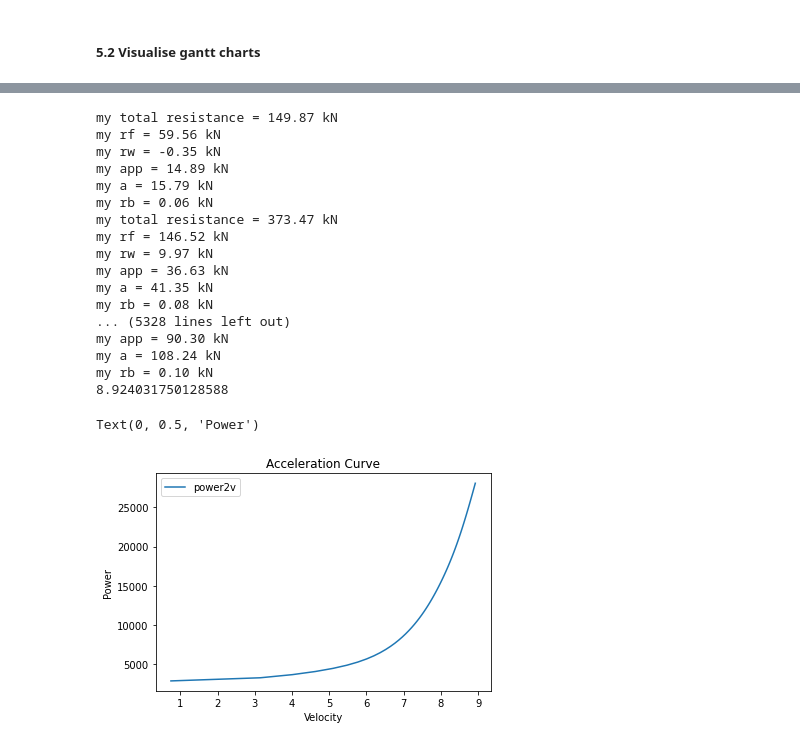
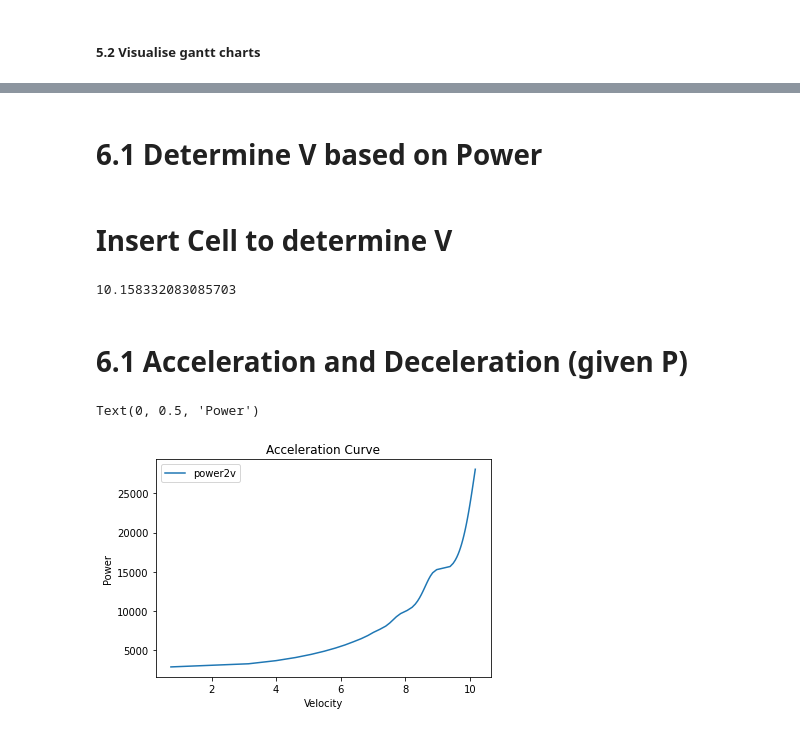
Before and after one commit to TUDelft-CITG/OpenCLSim, a Jupyter notebook: notebooks/26_SingleRun_with_HasEnergyPlugin.ipynb, the cells around one changed output, grey strips where cells are left out. Cells and saved outputs as stored; diff of their text form; code cells hidden in the pictures.

Commit message:
Update acceleration/deceleration + free sailing

```diff
--- a/notebooks/26_SingleRun_with_HasEnergyPlugin.ipynb
+++ b/notebooks/26_SingleRun_with_HasEnergyPlugin.ipynb
@@ -932,66 +837,56 @@ plot.get_gantt_chart(objects)
+# %% [markdown]
+# 6.1 Determine V based on Power
 # %%
-def power2v(vessel, h_min, bounds=(0, 10),P_max = 28064,T_e = 5.9, T_Fe = 3.29, V_max_e = 8.925):
+def power2v(vessel, h_min, bounds=(0, 210),P_max = 28064,T = 5.9, T_F = 3.29):
     """Compute vessel velocity given an edge and power (P_tot_given)
 
     bounds is the limits where to look for a solution for the velocity [m/s]
     returns velocity [m/s]
     """
-    # bounds > 10 gave an issue...
-    # TODO: check what the origin of this is.
-    def seek_v_given_power(V_0 = np.linspace(0,10,100).any(), vessel=vessel01, h_min=20,T = 5.9, T_F = 3.29, V_max_e = 8.925):
+
+    def seek_v_given_power(V_0 = V_0, vessel=vessel01, h_min=20,T = T, T_F = T_F):
         """function to optimize"""
-        # water depth from the edge
-        # TODO: consider precomputing a range v/h combinations for the ship before the simulation starts
-        # compute total power given
-        P_given = calculate_power(V_0 = V_0, T_F= 3.29, T = 5.9, h=70)
+
+
+        P_given = calculate_power(V_0 = V_0, T_F= T_F, T = T, h=70)
         if isinstance(P_given, complex):
             raise ValueError(f"P tot is complex: {P_given}")
 
         # compute difference between power setting by captain and power needed for velocity
         diff = P_max - P_given
-#         print('my P_max = {:.2f} kW'.format(P_max))
-#         print('my diff = {:.2f} kN'.format(diff))
-#         print('my v = {:.2f} m/s'.format(V_0))
+
         return diff ** 2
 
     # fill in some of the parameters that we already know
     fun = functools.partial(seek_v_given_power, vessel=vessel, h_min = h_min)
     # lookup a minimum
     fit = scipy.optimize.minimize_scalar(fun, bounds=bounds, method='bounded')
-
+#     print(fun)
     # check if we found a minimum
     if not fit.success:
         raise ValueError(fit)
     return fit.x
+# %% [markdown]
+# Insert Cell to determine V
+# %%
+power2v(vessel=vessel01, h_min=20, bounds=(0, 10.159),T = 5.9, T_F = 3.29,P_max = 256064) # use this cell to determine speed at a certain power
+# Next adjust compute_ve/vf in upper cells to adjust the power and duration needed for the project
+# %% [output]
+10.158332083085703
+# %% [markdown]
+# 6.1 Acceleration and Deceleration (given P)
 # %%
-x = np.linspace(2870,28064,64) # Power
-y = np.zeros(64)
-for i in range(64):
-    y[i] = power2v(vessel01,h_min=20,bounds=(0,8.925),P_max=x[i])
-    print(y[i])
-plt.plot(y,x)
+# Before use change Draft values in above function (empty or full)
+P = np.linspace(2870,28064,64) # Power
+v = np.zeros(len(P))
+for i in range(len(P)):
+    v[i] = power2v(vessel01,h_min=20,bounds=(0,10.2), T=5.9, T_F= 3.29,P_max=P[i])
+#     print(v[i])
+plt.plot(v,P)
 plt.legend(['power2v'])
 plt.title('Acceleration Curve')
 plt.xlabel('Velocity')
 plt.ylabel('Power')
-#other way around with speed known and calculate Power? than you can set speed to be uniformly increasing instead of non-uniform.
 # %% [output]
-my total resistance = 149.87 kN
-my rf = 59.56 kN
-my rw = -0.35 kN
-my app = 14.89 kN
-my a = 15.79 kN
-my rb = 0.06 kN
-my total resistance = 373.47 kN
-my rf = 146.52 kN
-my rw = 9.97 kN
-my app = 36.63 kN
-my a = 41.35 kN
-my rb = 0.08 kN
-... (5328 lines left out)
-my app = 90.30 kN
-my a = 108.24 kN
-my rb = 0.10 kN
-8.924031750128588
+Text(0, 0.5, 'Power')
-Text(0, 0.5, 'Power')
-[figure, old version]
+[figure, new version]
```
Also changed, not shown: parts of 22 cells of this notebook.
